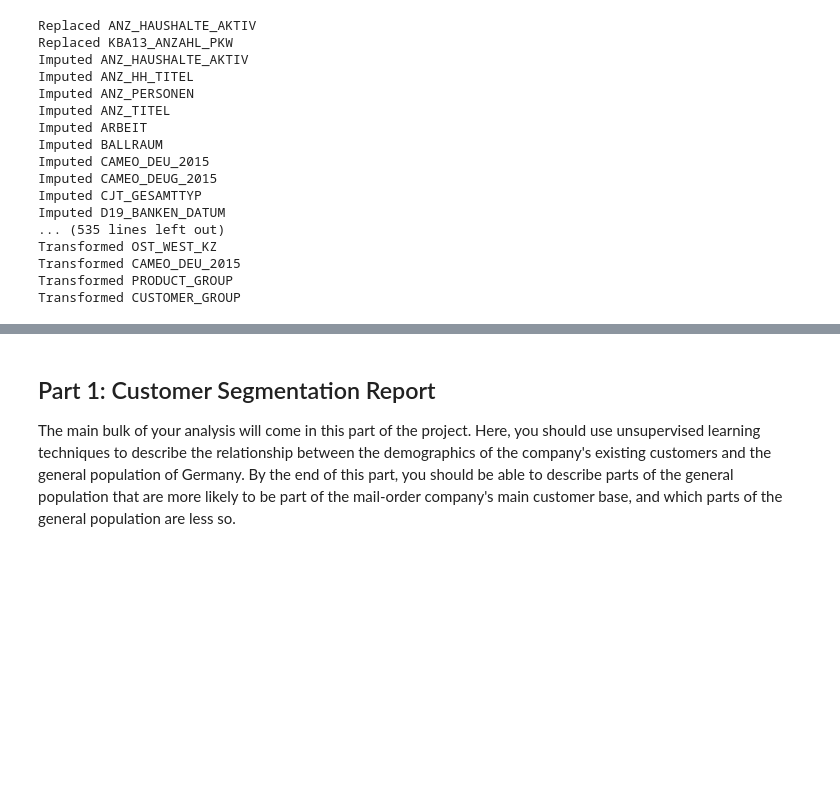
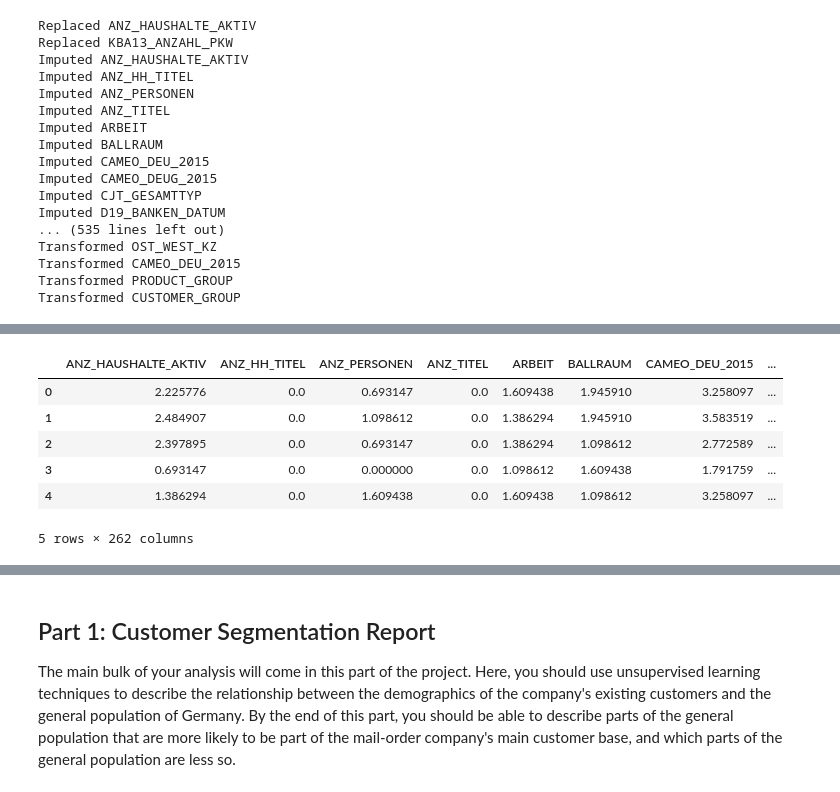
Before and after one commit to yukan97/Bertelsmann-Arvato-Capstone-Project, a Jupyter notebook: Arvato Project Workbook.ipynb, the cells around one changed output, grey strips where cells are left out. Saved outputs shown, nothing was run; the diff lists cells and outputs as text; code cells hidden in the pictures; blank space fills up the shorter version.

```diff
--- a/Arvato Project Workbook.ipynb
+++ b/Arvato Project Workbook.ipynb
@@ -818,0 +834,10 @@ Transformed CUSTOMER_GROUP
+# %%
+azdias_log.head()
+# %% [output]
+|  | ANZ_HAUSHALTE_AKTIV | ANZ_HH_TITEL | ANZ_PERSONEN | ANZ_TITEL | ARBEIT | BALLRAUM | CAMEO_DEU_2015 | ... |
+| 0 | 2.225776 | 0.0 | 0.693147 | 0.0 | 1.609438 | 1.945910 | 3.258097 | ... |
+| 1 | 2.484907 | 0.0 | 1.098612 | 0.0 | 1.386294 | 1.945910 | 3.583519 | ... |
+| 2 | 2.397895 | 0.0 | 0.693147 | 0.0 | 1.386294 | 1.098612 | 2.772589 | ... |
+| 3 | 0.693147 | 0.0 | 0.000000 | 0.0 | 1.098612 | 1.609438 | 1.791759 | ... |
+| 4 | 1.386294 | 0.0 | 1.609438 | 0.0 | 1.609438 | 1.098612 | 3.258097 | ... |
+5 rows × 262 columns
```
Also changed, not shown: parts of 40 cells of this notebook, 2 other files.
